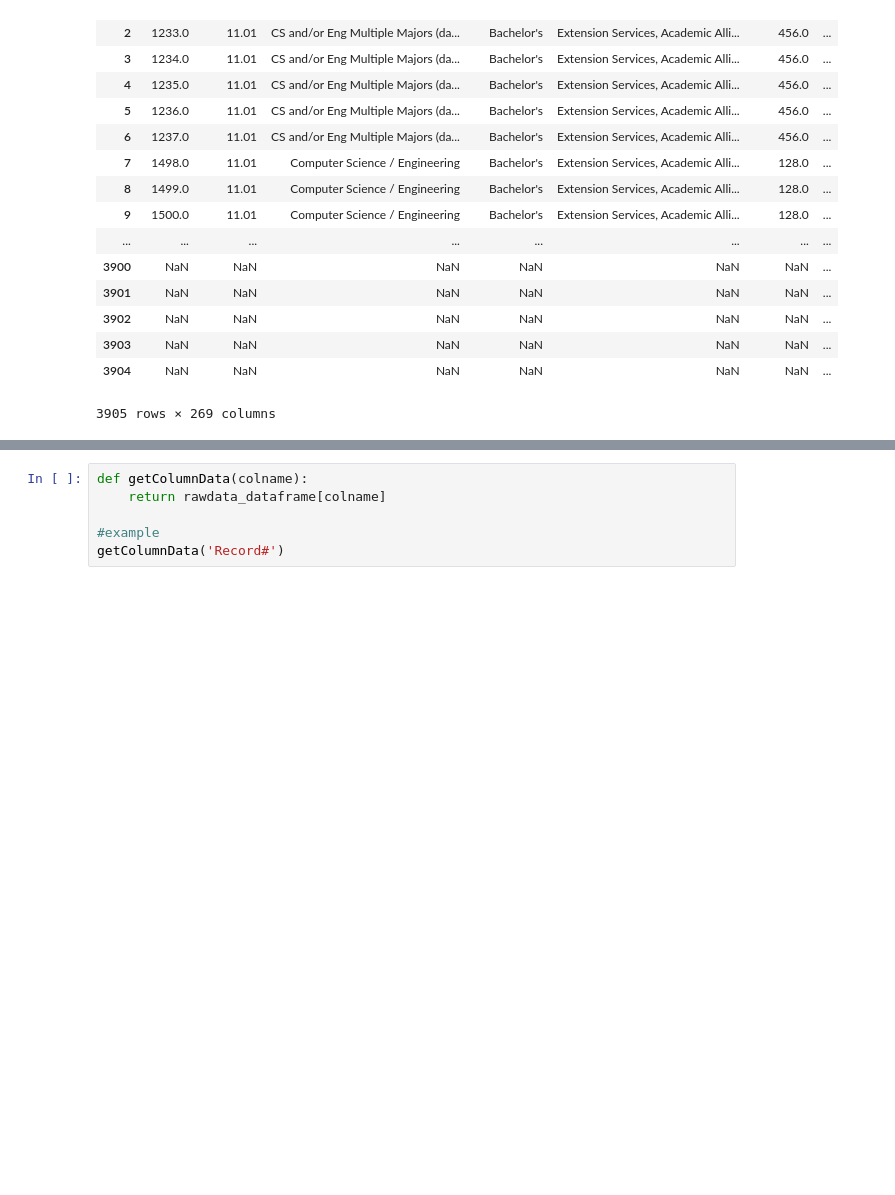
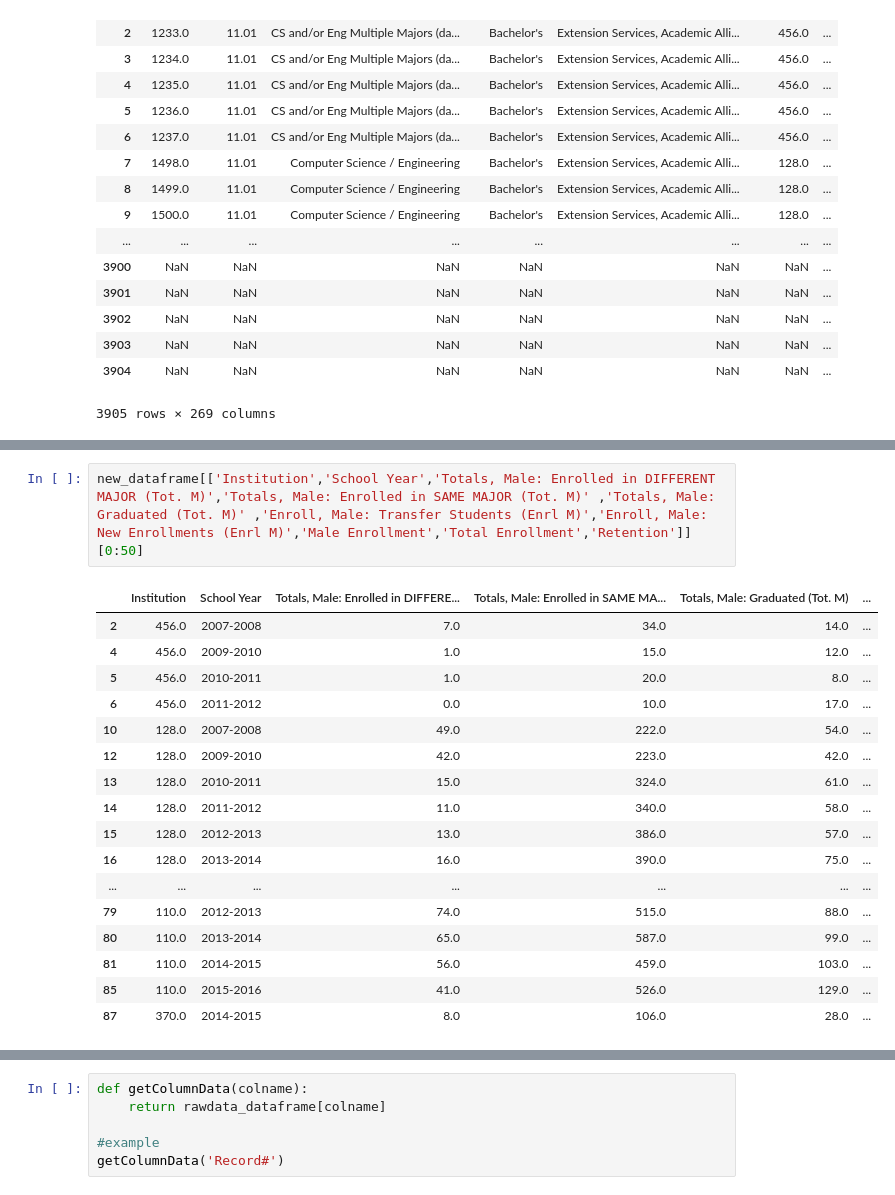
Before and after one commit to INFO-4602-5602/project-2-ncwit-team-13, a Jupyter notebook: Jupyter Notebooks/Preprocessing Notebook.ipynb, the cells around one changed output, grey strips where cells are left out. Cells and saved outputs as stored; diff of their text form; blank space fills up the shorter version.

Commit message:
preliminary pass at calculating retention

```diff
--- a/Jupyter Notebooks/Preprocessing Notebook.ipynb
+++ b/Jupyter Notebooks/Preprocessing Notebook.ipynb
@@ -27,0 +218,20 @@ rawdata_dataframe
+# %%
+new_dataframe[['Institution','School Year','Totals, Male: Enrolled in DIFFERENT MAJOR (Tot. M)','Totals, Male: Enrolled in SAME MAJOR (Tot. M)' ,'Totals, Male: Graduated (Tot. M)' ,'Enroll, Male: Transfer Students (Enrl M)','Enroll, Male: New Enrollments (Enrl M)','Male Enrollment','Total Enrollment','Retention']][0:50]
+# %% [output]
+|  | Institution | School Year | Totals, Male: Enrolled in DIFFERE... | Totals, Male: Enrolled in SAME MA... | Totals, Male: Graduated (Tot. M) | ... |
+| 2 | 456.0 | 2007-2008 | 7.0 | 34.0 | 14.0 | ... |
+| 4 | 456.0 | 2009-2010 | 1.0 | 15.0 | 12.0 | ... |
+| 5 | 456.0 | 2010-2011 | 1.0 | 20.0 | 8.0 | ... |
+| 6 | 456.0 | 2011-2012 | 0.0 | 10.0 | 17.0 | ... |
+| 10 | 128.0 | 2007-2008 | 49.0 | 222.0 | 54.0 | ... |
+| 12 | 128.0 | 2009-2010 | 42.0 | 223.0 | 42.0 | ... |
+| 13 | 128.0 | 2010-2011 | 15.0 | 324.0 | 61.0 | ... |
+| 14 | 128.0 | 2011-2012 | 11.0 | 340.0 | 58.0 | ... |
+| 15 | 128.0 | 2012-2013 | 13.0 | 386.0 | 57.0 | ... |
+| 16 | 128.0 | 2013-2014 | 16.0 | 390.0 | 75.0 | ... |
+| ... | ... | ... | ... | ... | ... | ... |
+| 79 | 110.0 | 2012-2013 | 74.0 | 515.0 | 88.0 | ... |
+| 80 | 110.0 | 2013-2014 | 65.0 | 587.0 | 99.0 | ... |
+| 81 | 110.0 | 2014-2015 | 56.0 | 459.0 | 103.0 | ... |
+| 85 | 110.0 | 2015-2016 | 41.0 | 526.0 | 129.0 | ... |
+| 87 | 370.0 | 2014-2015 | 8.0 | 106.0 | 28.0 | ... |
```
Also changed, not shown: parts of 14 cells of this notebook.
